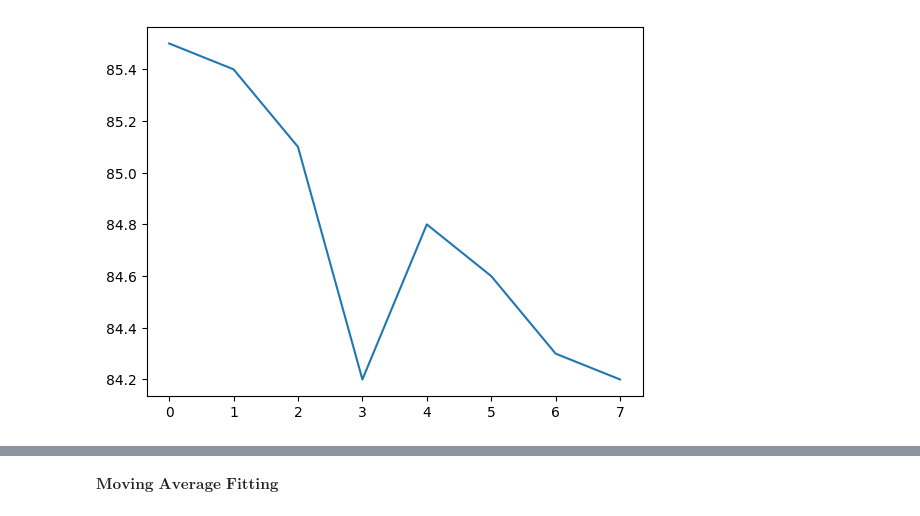
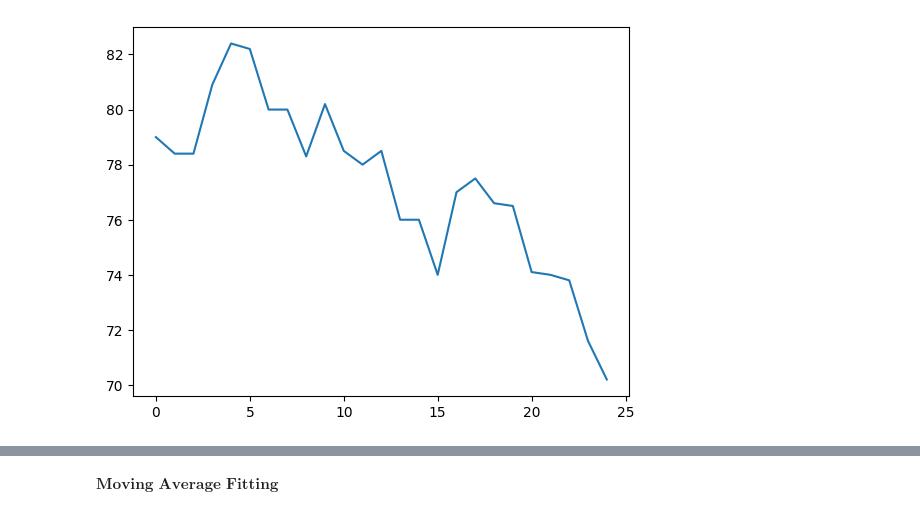
Before and after one commit to duybui1911/Timeseries-homework, a Jupyter notebook: Week 5/ATS_Week5.ipynb, the cells around one changed output, grey strips where cells are left out. Cells and saved outputs as stored; diff of their text form; code cells hidden in the pictures.

```diff
--- a/Week 5/ATS_Week5.ipynb
+++ b/Week 5/ATS_Week5.ipynb
@@ -32,15 +32,14 @@ def comp_and_draw_ACF(X, eps):
     plt.show()
     return np.array(ACF)
 # %%
-#df = pd.read_excel("data.xlsx", engine = 'openpyxl')
+df = pd.read_excel("data.xlsx", engine = 'openpyxl')
 # %%
-#data = df.iloc[:,0]
-data = np.array([85.5, 85.4, 85.1, 84.2, 84.8, 84.6, 84.3, 84.2])
+data = df.iloc[:,0]
 n = len(data)
 plt.plot(data)
 plt.show()
 # %% [output]
-[figure, old version]
+[figure, new version]
 # %%
 
 ACF = comp_and_draw_ACF(data, 0.25)
```
Also changed, not shown: parts of 5 cells of this notebook, 1 other file.
